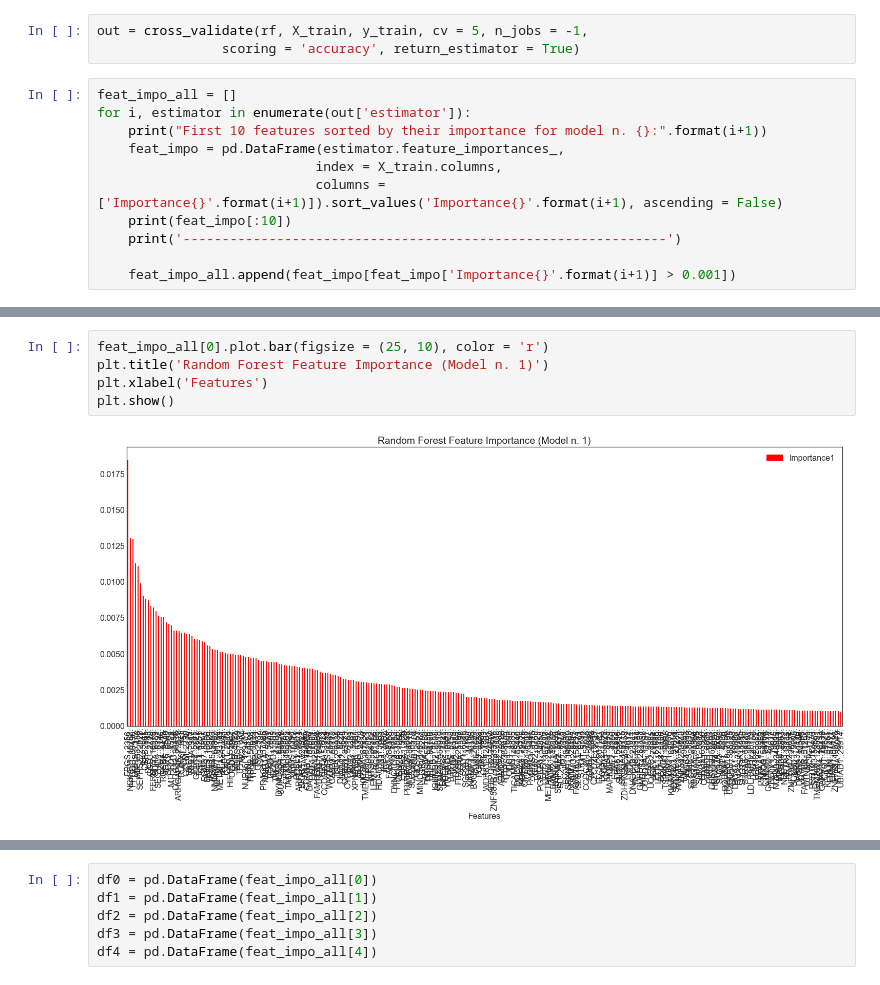
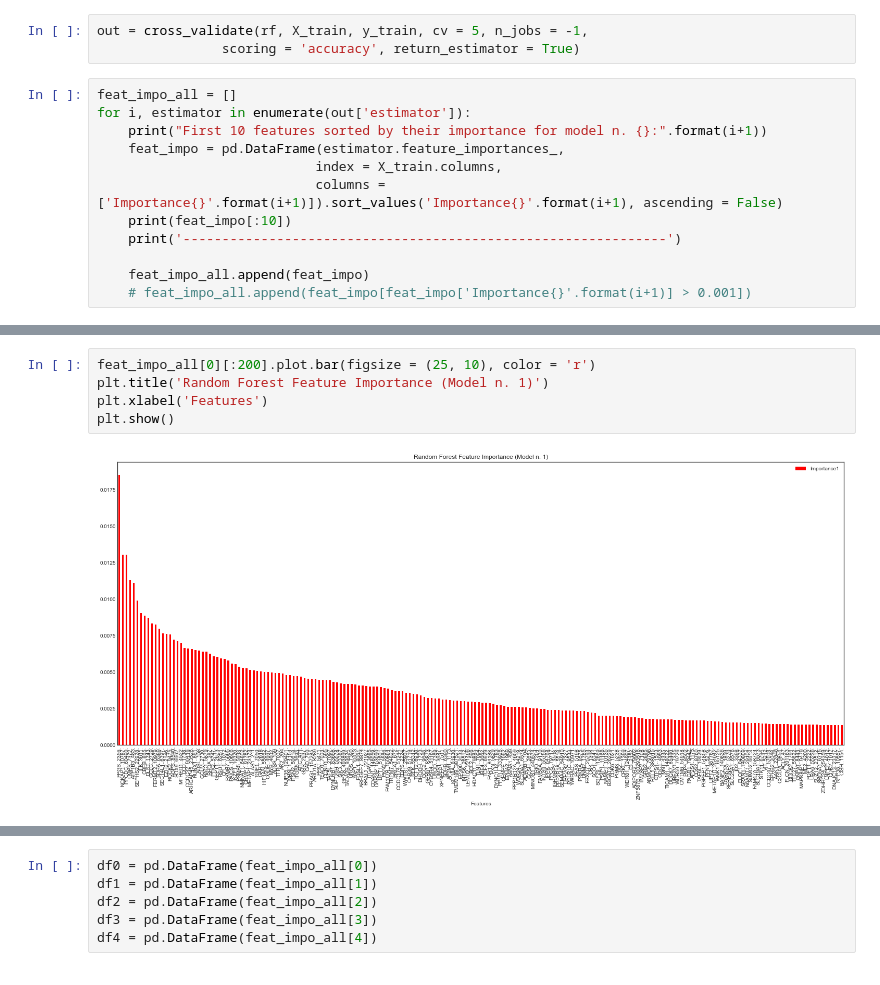
Before and after one commit to chiaraboetti/SML-project, a Jupyter notebook: model/blood/RF_blood.ipynb, the cells around one changed output, grey strips where cells are left out. Saved outputs shown, nothing was run; the diff lists cells and outputs as text.

```diff
--- a/model/blood/RF_blood.ipynb
+++ b/model/blood/RF_blood.ipynb
@@ -318,7 +318,8 @@ for i, estimator in enumerate(out['estimator']):
     print(feat_impo[:10])
     print('--------------------------------------------------------------')
 
-    feat_impo_all.append(feat_impo[feat_impo['Importance{}'.format(i+1)] > 0.001])
+    feat_impo_all.append(feat_impo)
+    # feat_impo_all.append(feat_impo[feat_impo['Importance{}'.format(i+1)] > 0.001])
 # %% [output]
 First 10 features sorted by their importance for model n. 1:
                 Importance1
@@ -338,10 +339,10 @@ CFL1..1072.          0.008211
 ARHGAP45..23526.     0.008118
 --------------------------------------------------------------
 # %%
-feat_impo_all[0].plot.bar(figsize = (25, 10), color = 'r')
+feat_impo_all[0][:200].plot.bar(figsize = (25, 10), color = 'r')
 plt.title('Random Forest Feature Importance (Model n. 1)')
 plt.xlabel('Features')
 plt.show()
 # %% [output]
-[figure, old version]
+[figure, new version]
 # %%
```
Also changed, not shown: parts of 21 cells of this notebook.
